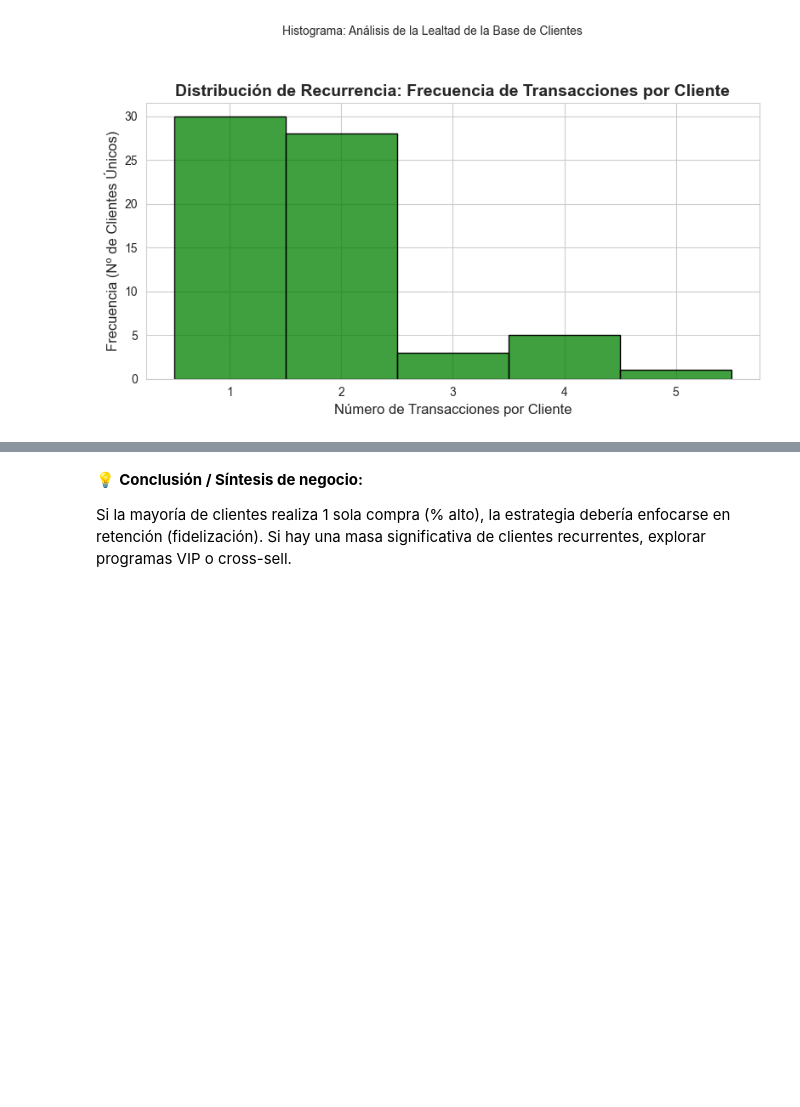
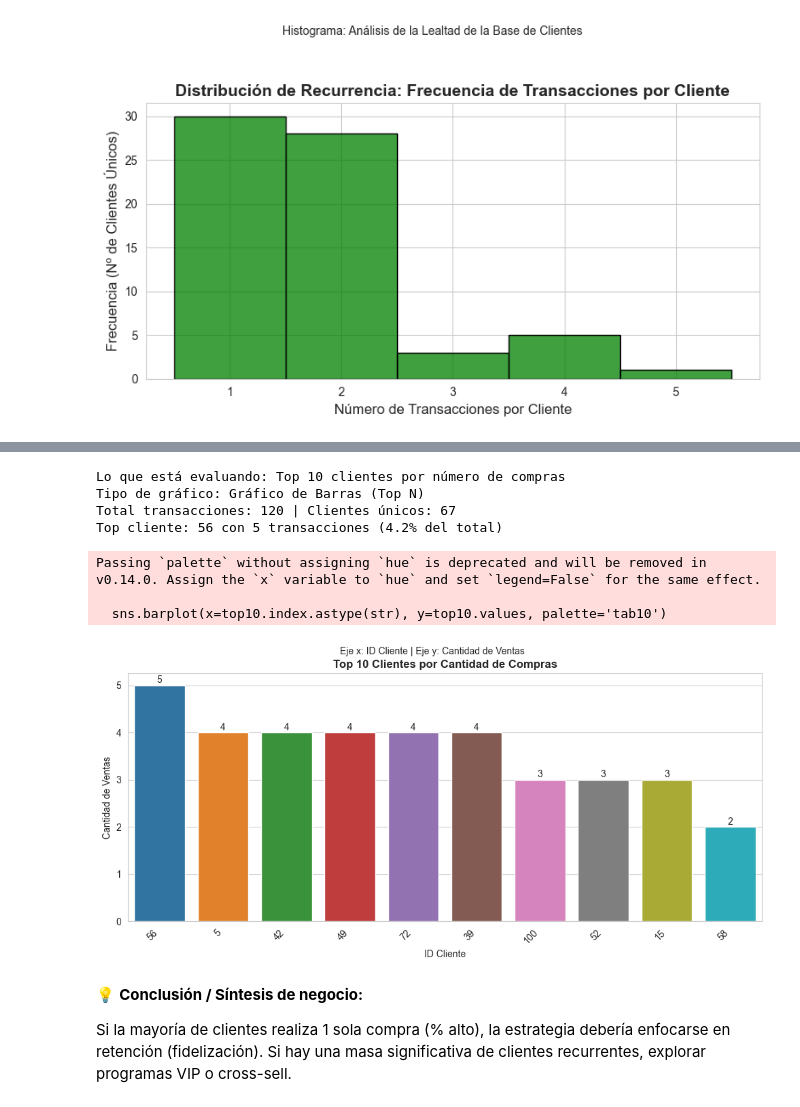
Before and after one commit to augustovillegas/ProyectoAurelionIBM, a Jupyter notebook: limp_y_trans_ventas.ipynb, the cells around one changed output, grey strips where cells are left out. Cells and saved outputs as stored; diff of their text form; code cells hidden in the pictures; blank space fills up the shorter version.

```diff
--- a/limp_y_trans_ventas.ipynb
+++ b/limp_y_trans_ventas.ipynb
@@ -874,3 +978,42 @@ Mediana: 2.0 | Promedio: 1.79 | % clientes con 1 compra: 44.8%
+# %%
+# Código: Top 10 Clientes por cantidad de compras (gráfico)
+import matplotlib.pyplot as plt
+import seaborn as sns
+sns.set_style('whitegrid')
+print('Lo que está evaluando: Top 10 clientes por número de compras')
+print('Tipo de gráfico: Gráfico de Barras (Top N)')
+if 'id_cliente' in df_ventas_True.columns:
+    top10 = df_ventas_True.groupby('id_cliente')['id_venta'].count().sort_values(ascending=False).head(10)
+    total_trans = len(df_ventas_True)
+    clientes_unicos = df_ventas_True['id_cliente'].nunique()
+    top_cliente = top10.index[0] if len(top10)>0 else 'N/A'
+    top_count = int(top10.iloc[0]) if len(top10)>0 else 0
+    print(f'Total transacciones: {total_trans:,} | Clientes únicos: {clientes_unicos:,}')
+    print(f'Top cliente: {top_cliente} con {top_count:,} transacciones ({top_count/total_trans:.1%} del total)')
+    plt.figure(figsize=(10,5))
+    sns.barplot(x=top10.index.astype(str), y=top10.values, palette='tab10')
+    plt.title('Top 10 Clientes por Cantidad de Compras', fontsize=12, weight='bold')
+    plt.suptitle('Eje x: ID Cliente | Eje y: Cantidad de Ventas', fontsize=10, y=0.95)
+    plt.xlabel('ID Cliente')
+    plt.ylabel('Cantidad de Ventas')
+    plt.xticks(rotation=45, ha='right')
+    # Anotar valores encima de las barras
+    maxv = top10.values.max() if len(top10)>0 else 0
+    for i, v in enumerate(top10.values):
+        plt.text(i, v + maxv*0.01, f'{int(v):,}', ha='center')
+    plt.tight_layout()
+    plt.show()
+else:
+    print("Columna 'id_cliente' no encontrada en df_ventas_True.")
+# %% [output]
+Lo que está evaluando: Top 10 clientes por número de compras
+Tipo de gráfico: Gráfico de Barras (Top N)
+Total transacciones: 120 | Clientes únicos: 67
+Top cliente: 56 con 5 transacciones (4.2% del total)
+Passing `palette` without assigning `hue` is deprecated and will be removed in v0.14.0. Assign the `x` variable to `hue` and set `legend=False` for the same effect.
+
+  sns.barplot(x=top10.index.astype(str), y=top10.values, palette='tab10')
+[figure, added]
 # %% [markdown]
 💡 **Conclusión / Síntesis de negocio:**
 
```
Also changed, not shown: parts of 4 cells of this notebook.
